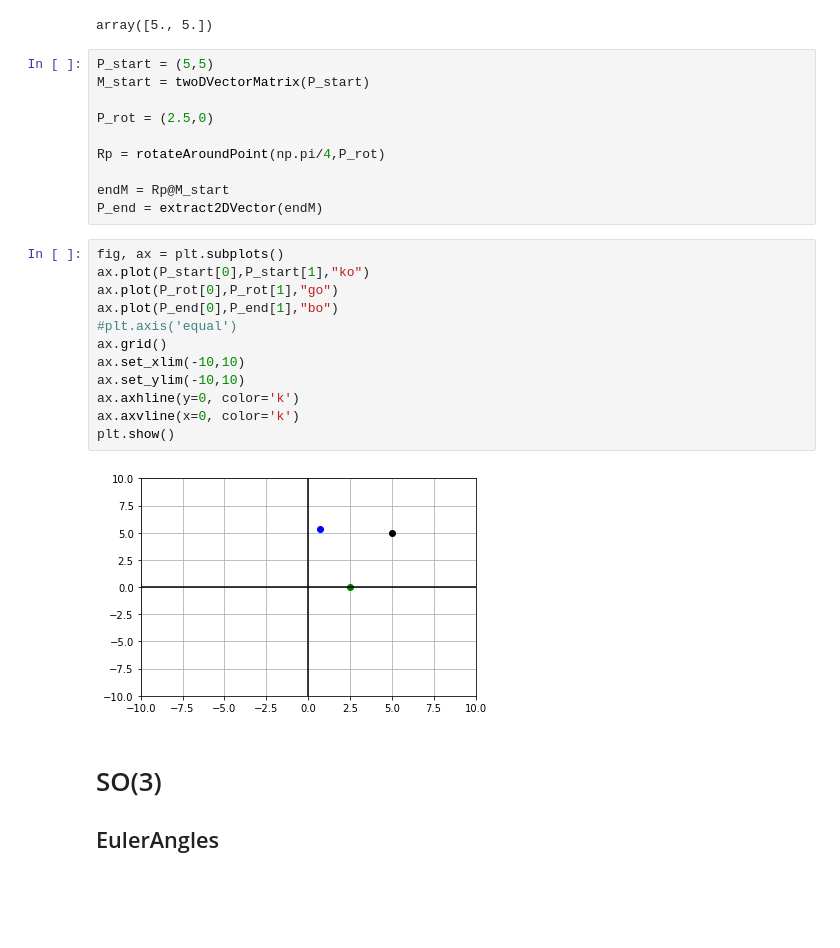
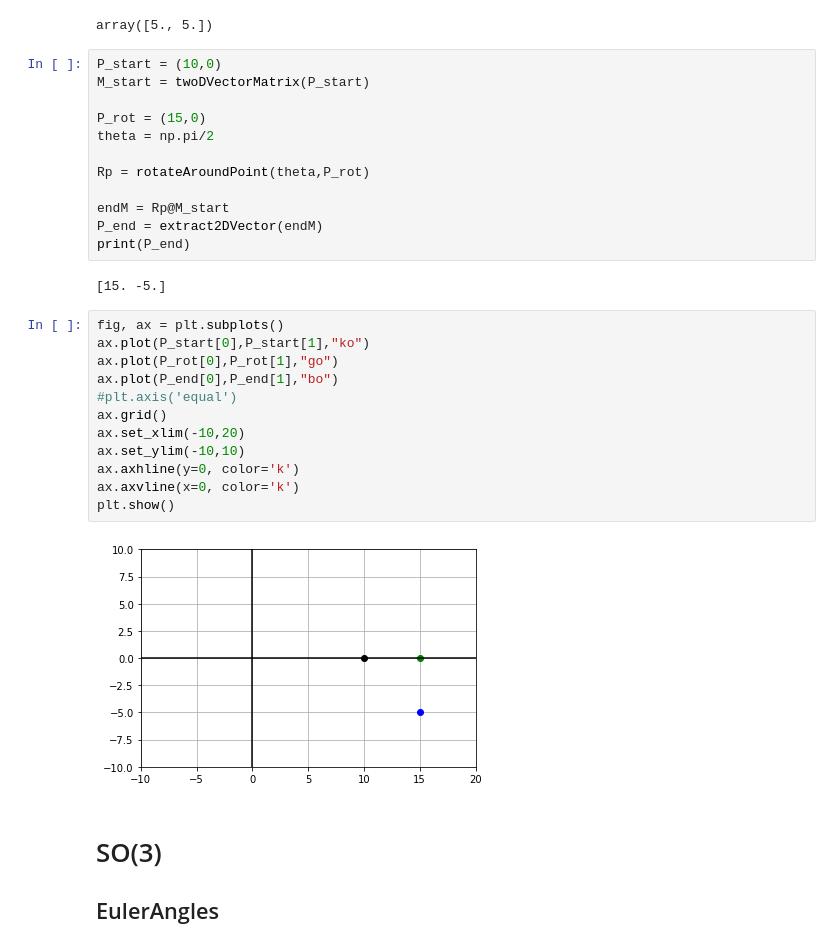
Before and after one commit to JeffreyILipton/ME480, a Jupyter notebook: JupyterNotebooks/Rotations, Translations of Homogenization.ipynb, the cells around one changed output. Cells and saved outputs as stored; diff of their text form; blank space fills up the shorter version.

```diff
--- a/JupyterNotebooks/Rotations, Translations of Homogenization.ipynb
+++ b/JupyterNotebooks/Rotations, Translations of Homogenization.ipynb
@@ -280,29 +280,33 @@ extract2DVector(endM)
 # %% [output]
 array([5., 5.])
 # %%
-P_start = (5,5)
+P_start = (10,0)
 M_start = twoDVectorMatrix(P_start)
 
-P_rot = (2.5,0)
+P_rot = (15,0)
+theta = np.pi/2
 
-Rp = rotateAroundPoint(np.pi/4,P_rot)
+Rp = rotateAroundPoint(theta,P_rot)
 
 endM = Rp@M_start
 P_end = extract2DVector(endM)
+print(P_end)
+# %% [output]
+[15. -5.]
 # %%
 fig, ax = plt.subplots()
 ax.plot(P_start[0],P_start[1],"ko")
 ax.plot(P_rot[0],P_rot[1],"go")
 ax.plot(P_end[0],P_end[1],"bo")
 #plt.axis('equal')
 ax.grid()
-ax.set_xlim(-10,10)
+ax.set_xlim(-10,20)
 ax.set_ylim(-10,10)
 ax.axhline(y=0, color='k')
 ax.axvline(x=0, color='k')
 plt.show()
 # %% [output]
-[figure, old version]
+[figure, new version]
 # %% [markdown]
 # SO(3)
 
```
Also changed, not shown: parts of 19 cells of this notebook, 1 other file.
